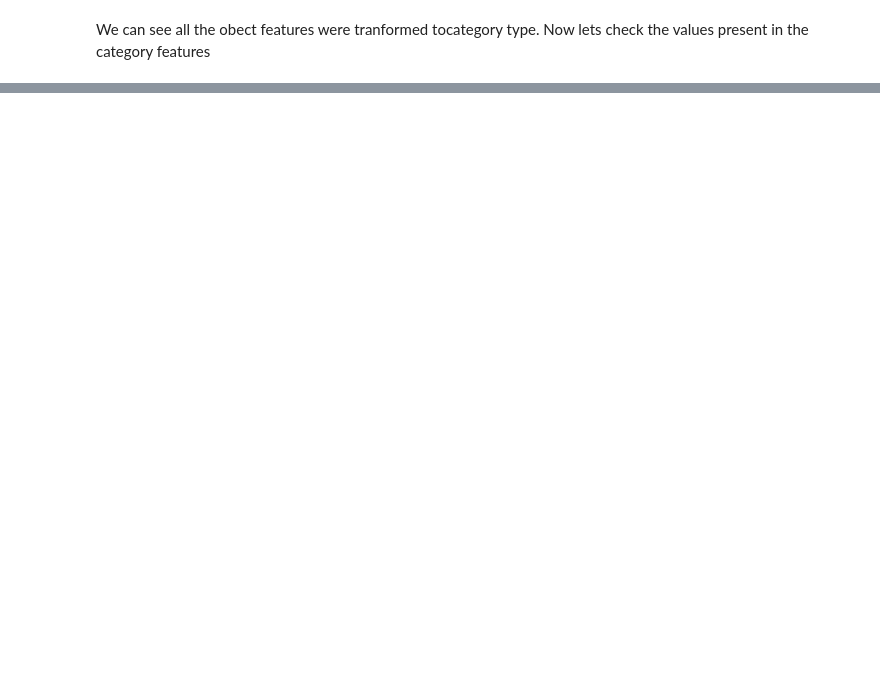
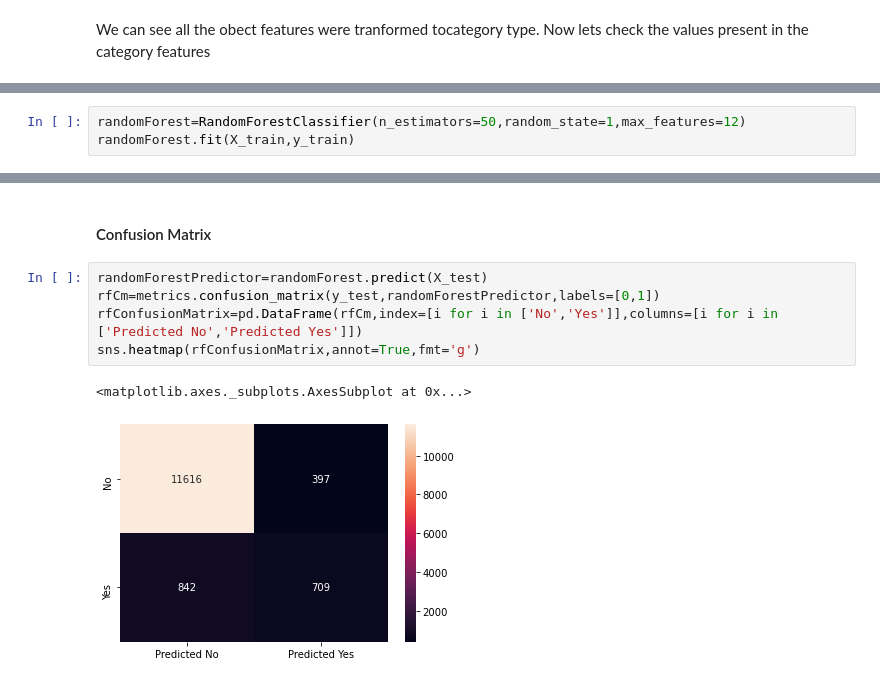
Before and after one commit to VAMSEE92/Term-Deposit-Sale, a Jupyter notebook: Term_Deposite_Sale.ipynb, the cells around one changed output, grey strips where cells are left out. Drawn from its saved outputs; the diff is of its cells as text; blank space fills up the shorter version.

```diff
--- a/Term_Deposite_Sale.ipynb
+++ b/Term_Deposite_Sale.ipynb
@@ -101,0 +474,3 @@ Name: Target, dtype: int64
+# %%
+randomForest=RandomForestClassifier(n_estimators=50,random_state=1,max_features=12)
+randomForest.fit(X_train,y_train)
@@ -101,0 +492,10 @@ Name: Target, dtype: int64
+# %% [markdown]
+#### Confusion Matrix
+# %%
+randomForestPredictor=randomForest.predict(X_test)
+rfCm=metrics.confusion_matrix(y_test,randomForestPredictor,labels=[0,1])
+rfConfusionMatrix=pd.DataFrame(rfCm,index=[i for i in ['No','Yes']],columns=[i for i in ['Predicted No','Predicted Yes']])
+sns.heatmap(rfConfusionMatrix,annot=True,fmt='g')
+# %% [output]
+<matplotlib.axes._subplots.AxesSubplot at 0x...>
+[figure, added]
```
Also changed, not shown: parts of 62 cells of this notebook, 1 other file.
